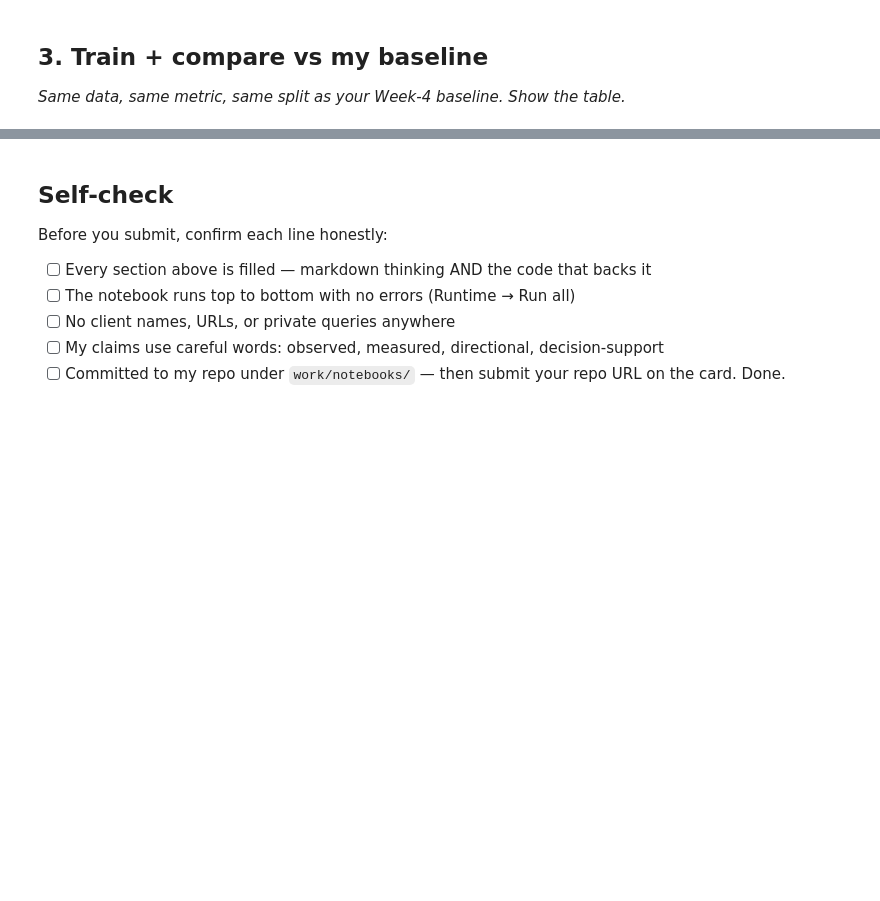
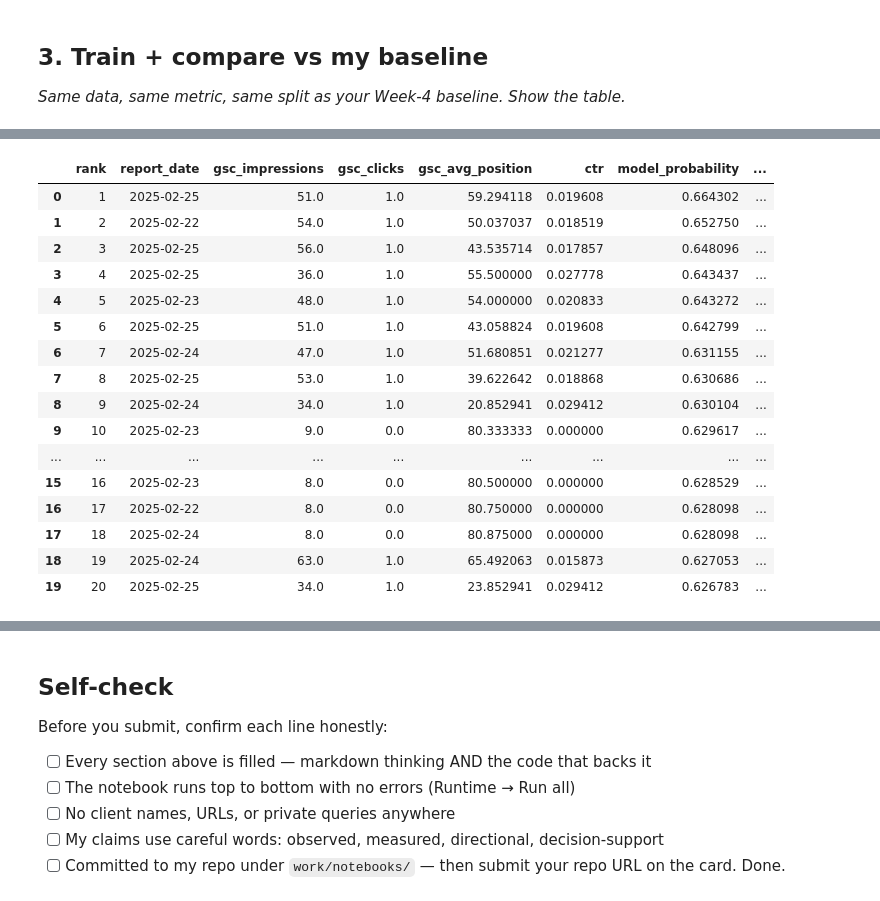
Before and after one commit to abdulmoeed1090/Fly-rank-starter-assignment, a Jupyter notebook: work/notebooks/w05_model.ipynb, the cells around one changed output, grey strips where cells are left out. Cells and saved outputs as stored; diff of their text form; code cells hidden in the pictures; blank space fills up the shorter version.

```diff
--- a/work/notebooks/w05_model.ipynb
+++ b/work/notebooks/w05_model.ipynb
@@ -33,0 +278,18 @@ This skeleton is yours to fill. Work the sections **in order** — each one has
+# %%
+# Train Random Forest
+
+model = RandomForestClassifier(
+    n_estimators=200,
+    max_depth=8,
+    min_samples_leaf=10,
+    random_state=42,
+    n_jobs=-1,
+    class_weight="balanced"
+)
+
+model.fit(X_train, y_train)
+
+model_prob = model.predict_proba(X_test)[:, 1]
+model_pred = (model_prob >= 0.50).astype(int)
+
+print("Model trained successfully.")
@@ -36,0 +592,54 @@ This skeleton is yours to fill. Work the sections **in order** — each one has
+# %%
+# Produce a model-ranked decision-support queue
+
+model_queue = test_df.copy()
+
+model_queue["model_probability"] = model_prob
+
+model_queue = model_queue.sort_values(
+    "model_probability",
+    ascending=False
+).reset_index(drop=True)
+
+model_queue["rank"] = (
+    np.arange(len(model_queue)) + 1
+)
+
+model_queue["decision_support"] = np.where(
+    model_queue["model_probability"] >= 0.50,
+    "Review",
+    "Monitor"
+)
+
+display(
+    model_queue[
+        [
+            "rank",
+            "report_date",
+            "gsc_impressions",
+            "gsc_clicks",
+            "gsc_avg_position",
+            "ctr",
+            "model_probability",
+            "decision_support"
+        ]
+    ].head(20)
+)
+# %% [output]
+|  | rank | report_date | gsc_impressions | gsc_clicks | gsc_avg_position | ctr | model_probability | ... |
+| 0 | 1 | 2025-02-25 | 51.0 | 1.0 | 59.294118 | 0.019608 | 0.664302 | ... |
+| 1 | 2 | 2025-02-22 | 54.0 | 1.0 | 50.037037 | 0.018519 | 0.652750 | ... |
+| 2 | 3 | 2025-02-25 | 56.0 | 1.0 | 43.535714 | 0.017857 | 0.648096 | ... |
+| 3 | 4 | 2025-02-25 | 36.0 | 1.0 | 55.500000 | 0.027778 | 0.643437 | ... |
+| 4 | 5 | 2025-02-23 | 48.0 | 1.0 | 54.000000 | 0.020833 | 0.643272 | ... |
+| 5 | 6 | 2025-02-25 | 51.0 | 1.0 | 43.058824 | 0.019608 | 0.642799 | ... |
+| 6 | 7 | 2025-02-24 | 47.0 | 1.0 | 51.680851 | 0.021277 | 0.631155 | ... |
+| 7 | 8 | 2025-02-25 | 53.0 | 1.0 | 39.622642 | 0.018868 | 0.630686 | ... |
+| 8 | 9 | 2025-02-24 | 34.0 | 1.0 | 20.852941 | 0.029412 | 0.630104 | ... |
+| 9 | 10 | 2025-02-23 | 9.0 | 0.0 | 80.333333 | 0.000000 | 0.629617 | ... |
+| ... | ... | ... | ... | ... | ... | ... | ... | ... |
+| 15 | 16 | 2025-02-23 | 8.0 | 0.0 | 80.500000 | 0.000000 | 0.628529 | ... |
+| 16 | 17 | 2025-02-22 | 8.0 | 0.0 | 80.750000 | 0.000000 | 0.628098 | ... |
+| 17 | 18 | 2025-02-24 | 8.0 | 0.0 | 80.875000 | 0.000000 | 0.628098 | ... |
+| 18 | 19 | 2025-02-24 | 63.0 | 1.0 | 65.492063 | 0.015873 | 0.627053 | ... |
+| 19 | 20 | 2025-02-25 | 34.0 | 1.0 | 23.852941 | 0.029412 | 0.626783 | ... |
```
Also changed, not shown: parts of 28 cells of this notebook.
